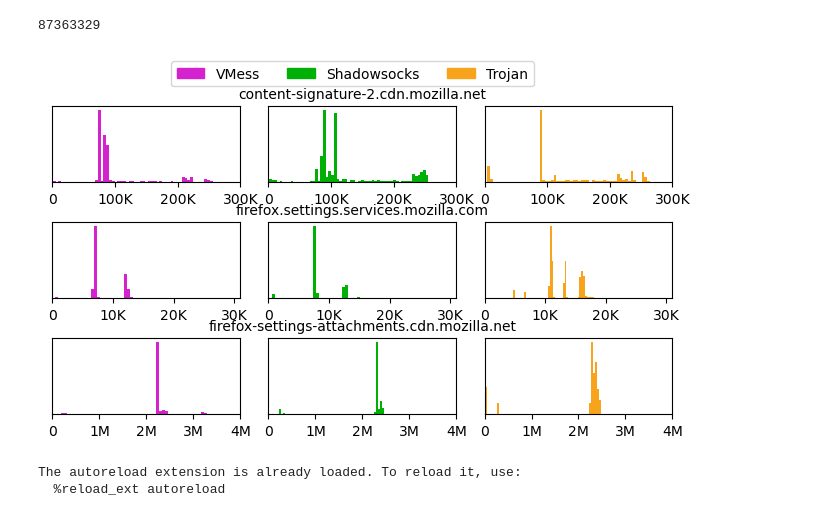
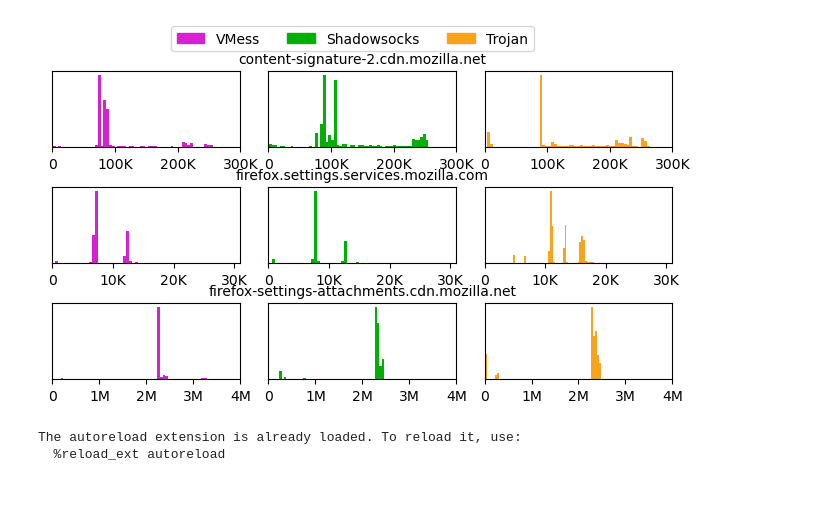
Before and after one commit to wesly2000/PA3, a Jupyter notebook: exp/data_analysis/stream_analysis.ipynb, the cells around one changed output. Drawn from its saved outputs; the diff is of its cells as text; code cells hidden in the pictures.

```diff
--- a/exp/data_analysis/stream_analysis.ipynb
+++ b/exp/data_analysis/stream_analysis.ipynb
@@ -199,7 +167,3 @@ plt.show()
-# %%
-np.max(flow_sizes)
-# %% [output]
-87363329
 # %%
 # Read in the following files:
 # /home/lxyu/Reproduction/WFLib/exp/data_analysis/content-signature-2.cdn.mozilla.net.csv
@@ -216,12 +180,15 @@ import pandas as pd
 import numpy as np
 import matplotlib.pyplot as plt
 
-version = "whole"
+# version = "whole"
+# root_dir = "/data/exp/lxyu/Dataset/WF/VisualSeg/firefox_dataset"
+root_dir = "../data_extract"
+
 
 dfs = dict()
-dfs['content-signature-2.cdn.mozilla.net'] = pd.read_csv(f"/data/exp/lxyu/Dataset/WF/VisualSeg/firefox_dataset/{version}/content-signature-2.cdn.mozilla.net.csv")
-dfs['firefox.settings.services.mozilla.com'] = pd.read_csv(f"/data/exp/lxyu/Dataset/WF/VisualSeg/firefox_dataset/{version}/firefox.settings.services.mozilla.com.csv")
-dfs['firefox-settings-attachments.cdn.mozilla.net'] = pd.read_csv(f"/data/exp/lxyu/Dataset/WF/VisualSeg/firefox_dataset/{version}/firefox-settings-attachments.cdn.mozilla.net.csv")
+dfs['content-signature-2.cdn.mozilla.net'] = pd.read_csv(f"{root_dir}/content-signature-2.cdn.mozilla.net.csv")
+dfs['firefox.settings.services.mozilla.com'] = pd.read_csv(f"{root_dir}/firefox.settings.services.mozilla.com.csv")
+dfs['firefox-settings-attachments.cdn.mozilla.net'] = pd.read_csv(f"{root_dir}/firefox-settings-attachments.cdn.mozilla.net.csv")
 
 # Each csv contains the same columns: trojan, vmess, shadowsocks
 # For each csv, for each column, compute the histogram of the column, where the bins are of size 500.
@@ -244,37 +211,37 @@ patches = [mpatches.Patch(color=color_map[i], label=protocols[i]) for i in range
 x_lim = [300000, 31_000, 4e6]
 x_ticks = [
     [0, 100_000, 200_000, 300_000],     # 0, 100K, 200K, 300K
-    [0, 10_000, 20_000, 30_000],     # 0, 200K, 400K, 600K
+    [0, 10_000, 20_000, 30_000],     # 0, 10K, 20K, 30K
     [0, 1_000_000, 2_000_000, 3_000_000, 4_000_000]   # 0, 1M, 2M, 3M, 4M
 ]
 x_ticklabels = [
     ['0', '100K', '200K', '300K'],
     ['0', '10K', '20K', '30K'],
     ['0', '1M', '2M', '3M', '4M']
 ]
 
 fig, axes = plt.subplots(3, 3, figsize=(8, 4))
 
 for j in range(3):
     for i, sni in enumerate(dfs):
         axes[i, j].hist(arrays[sni][j][arrays[sni][j] < x_lim[i]], bins=60, color=color_map[j], label=protocols[j])
         axes[i, j].set_xlim(0, x_lim[i])
         axes[i, j].tick_params(axis='x', labelsize=10)
         axes[i, j].set_yticks([])
         axes[i, j].set_xticks(x_ticks[i])
         axes[i, j].set_xticklabels(x_ticklabels[i])
         axes[i, 1].set_title(sni, fontsize=10)
 
 
 # Manually create a legend for the whole figure
 fig.legend(handles=patches, loc='upper center', ncol=3, bbox_to_anchor=(0.5, 1.01), fontsize=10)
 
 fig.subplots_adjust(hspace=0.53, wspace=0.15)
 # plt.savefig('histograms.png')
 
 plt.savefig('browser_noise.pdf', bbox_inches='tight', dpi=300, format='pdf')
 # %% [output]
-[figure, old version]
+[figure, new version]
 # %%
 import pandas as pd
 from WFlib.tools.formatter import array_path
```
Also changed, not shown: parts of 4 cells of this notebook.
